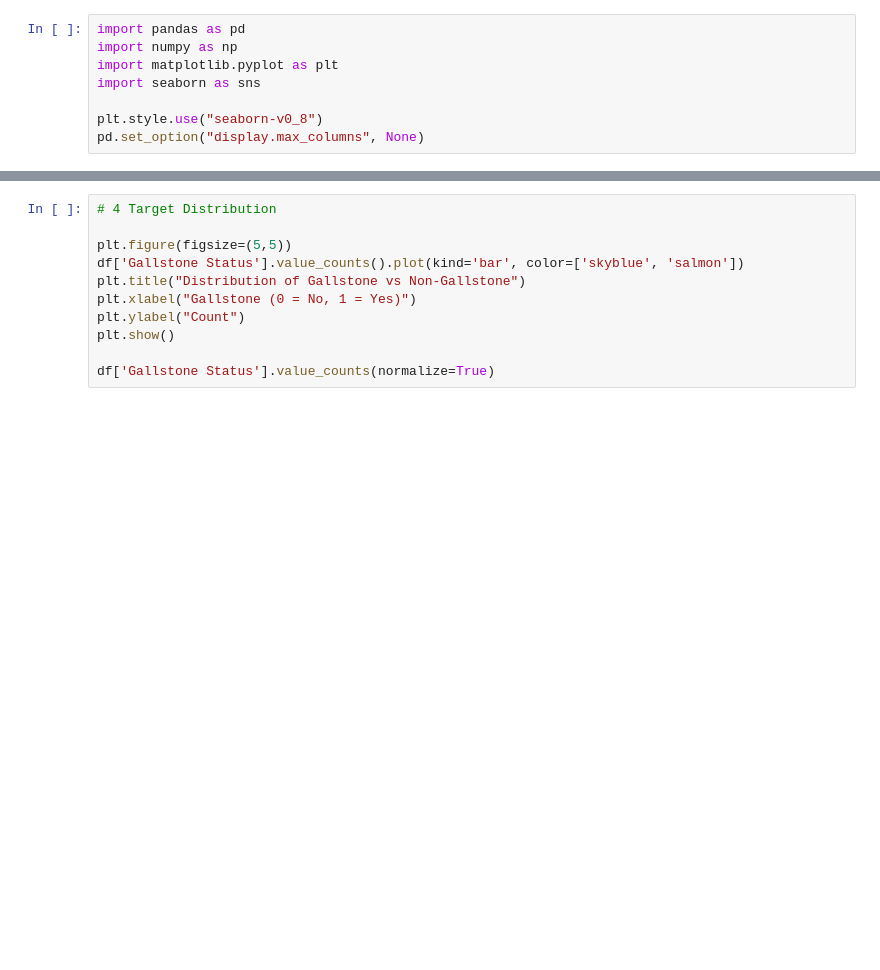
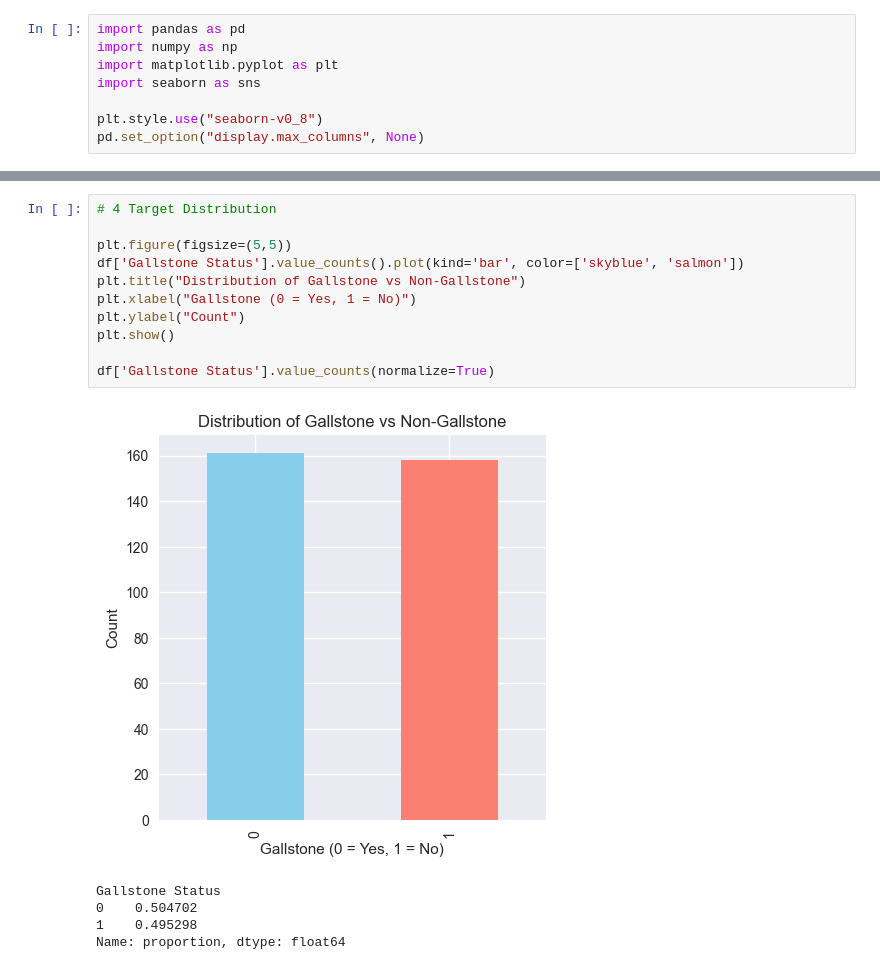
Before and after one commit to pradhyumnaag30/Gallstone, a Jupyter notebook: 01_EDA.ipynb, the cells around one changed output, grey strips where cells are left out. Saved outputs shown, nothing was run; the diff lists cells and outputs as text; blank space fills up the shorter version.

```diff
--- a/01_EDA.ipynb
+++ b/01_EDA.ipynb
@@ -24,14 +68,20 @@ df.describe().T
 # %%
 # 4 Target Distribution
 
 plt.figure(figsize=(5,5))
 df['Gallstone Status'].value_counts().plot(kind='bar', color=['skyblue', 'salmon'])
 plt.title("Distribution of Gallstone vs Non-Gallstone")
-plt.xlabel("Gallstone (0 = No, 1 = Yes)")
+plt.xlabel("Gallstone (0 = Yes, 1 = No)")
 plt.ylabel("Count")
 plt.show()
 
 df['Gallstone Status'].value_counts(normalize=True)
+# %% [output]
+[figure, added]
+Gallstone Status
+0    0.504702
+1    0.495298
+Name: proportion, dtype: float64
 # %%
 # 5 Check Missing Values
 
```
Also changed, not shown: parts of 12 cells of this notebook, 4 other files.
